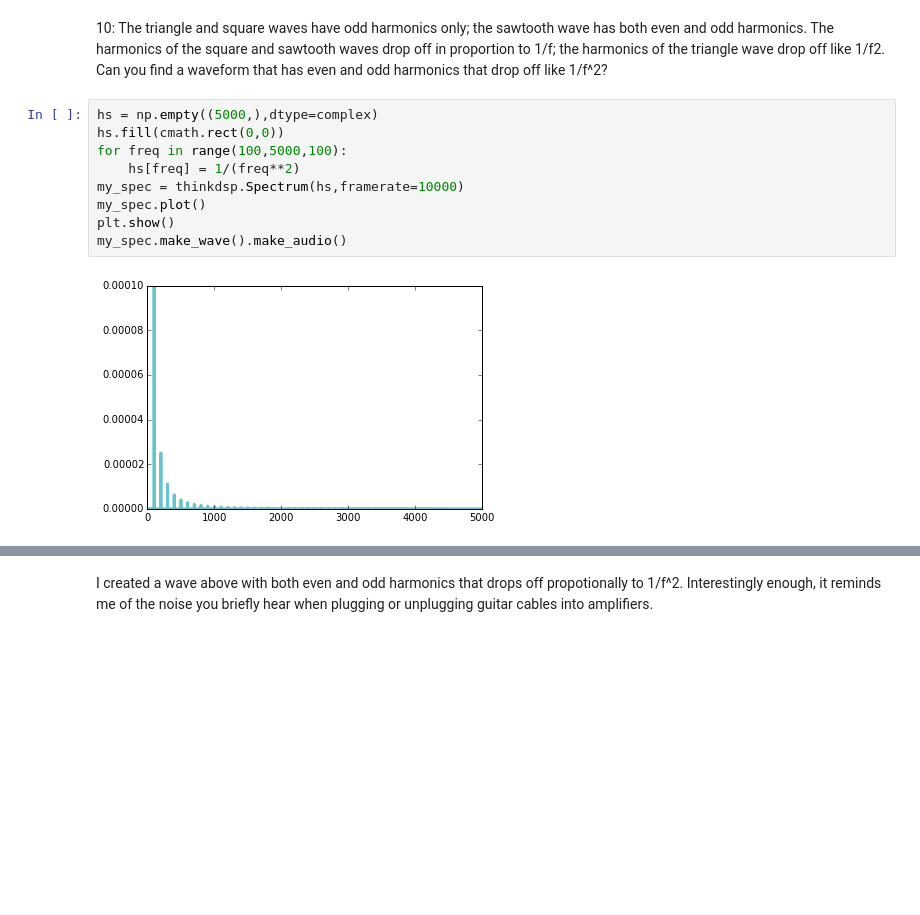
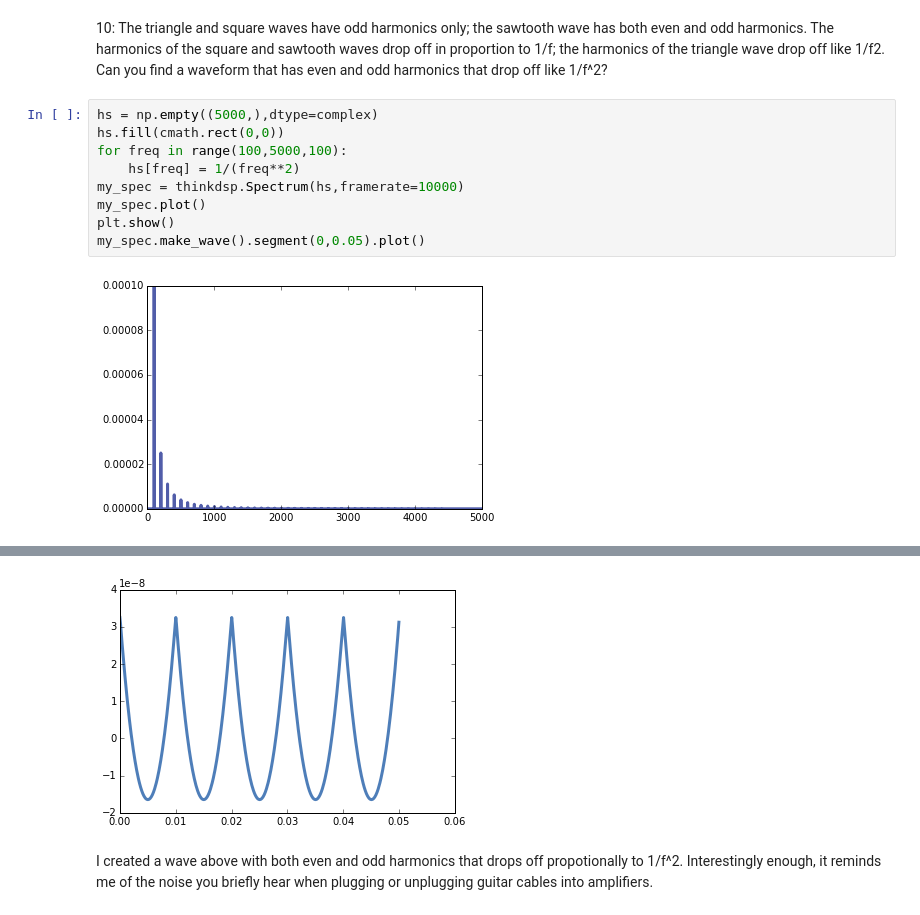
Before and after one commit to dennis-chen/ThinkDSP, a Jupyter notebook: code/ps01.ipynb, the cells around one changed output, grey strips where cells are left out. Drawn from its saved outputs; the diff is of its cells as text; blank space fills up the shorter version.

```diff
--- a/code/ps01.ipynb
+++ b/code/ps01.ipynb
@@ -193,11 +193,11 @@ The spectrum of the square wave has more aliased frequencies with higher amplitu
 # %%
 hs = np.empty((5000,),dtype=complex)
 hs.fill(cmath.rect(0,0))
 for freq in range(100,5000,100):
     hs[freq] = 1/(freq**2)
 my_spec = thinkdsp.Spectrum(hs,framerate=10000)
 my_spec.plot()
 plt.show()
-my_spec.make_wave().make_audio()
+my_spec.make_wave().segment(0,0.05).plot()
 # %% [output]
-[figure, old version]
+[figure, new version]
@@ -205,2 +204,3 @@ my_spec.make_wave().make_audio()
+[figure, added]
 # %% [markdown]
 I created a wave above with both even and odd harmonics that drops off propotionally to 1/f^2. Interestingly enough, it reminds me of the noise you briefly hear when plugging or unplugging guitar cables into amplifiers.
```
Also changed, not shown: parts of 1 cell of this notebook, 11 other files.
